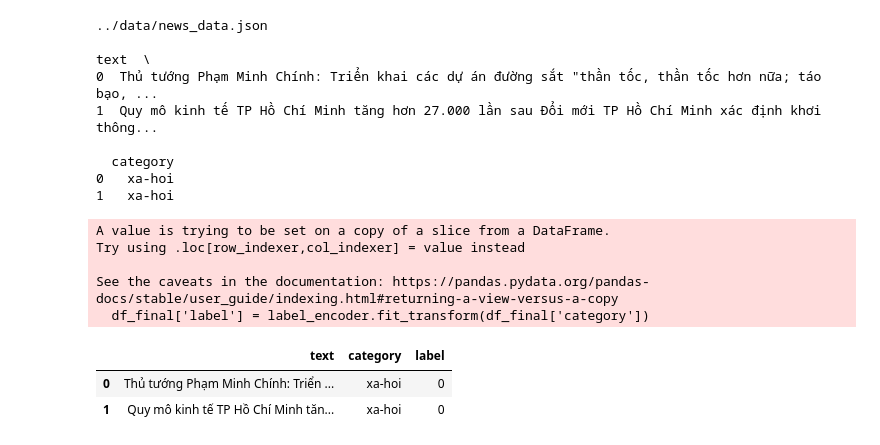
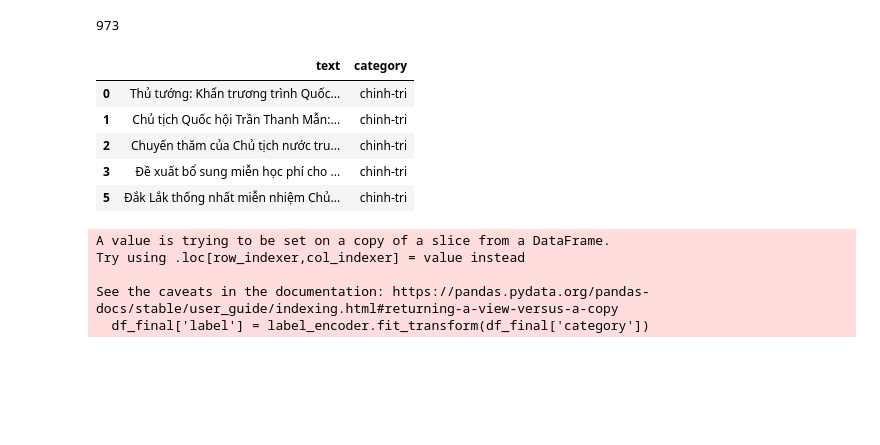
Before and after one commit to lhduc02/NLP-Project---News-Classification, a Jupyter notebook: code/code.ipynb, the cells around one changed output. Drawn from its saved outputs; the diff is of its cells as text; code cells hidden in the pictures; blank space fills up the shorter version.

```diff
--- a/code/code.ipynb
+++ b/code/code.ipynb
@@ -9,7 +17,6 @@ pd.set_option('display.max_colwidth', 100)
 # script_dir = os.path.dirname(os.path.abspath(__file__))
 # data_path = os.path.join(script_dir, "..", "data", "news_data.json")
 data_path = r"../data/news_data.json"
-print(data_path)
 
 # Đọc và chuẩn hóa lại dữ liệu
 df = pd.read_json(data_path)
@@ -21,15 +28,17 @@ df['text'] = df['title'] + " " + df['short_description'] + " " + df['content']
 
 # Kiểm tra dữ liệu sau khi ghép
 df_final = df[['text', 'category']]
-
-print(df_final.head(2))
-# %% [output]
-../data/news_data.json
-                                                                                                  text  \
-0  Thủ tướng Phạm Minh Chính: Triển khai các dự án đường sắt "thần tốc, thần tốc hơn nữa; táo bạo, ...
-1  Quy mô kinh tế TP Hồ Chí Minh tăng hơn 27.000 lần sau Đổi mới TP Hồ Chí Minh xác định khơi thông...
-
-  category
-0   xa-hoi
-1   xa-hoi
+# %%
+len(df)
+# %% [output]
+973
+# %%
+df_final.head()
+# %% [output]
+|  | text | category |
+| 0 | Thủ tướng: Khẩn trương trình Quốc... | chinh-tri |
+| 1 | Chủ tịch Quốc hội Trần Thanh Mẫn:... | chinh-tri |
+| 2 | Chuyến thăm của Chủ tịch nước tru... | chinh-tri |
+| 3 | Đề xuất bổ sung miễn học phí cho ... | chinh-tri |
+| 5 | Đắk Lắk thống nhất miễn nhiệm Chủ... | chinh-tri |
 # %%
@@ -43,9 +53,13 @@ Try using .loc[row_indexer,col_indexer] = value instead
 See the caveats in the documentation: https://pandas.pydata.org/pandas-docs/stable/user_guide/indexing.html#returning-a-view-versus-a-copy
   df_final['label'] = label_encoder.fit_transform(df_final['category'])
 # %%
-df_final.head(2)
+# Train test split
+
+train_texts, val_texts, train_labels, val_labels = train_test_split(
+    df_final['text'].tolist(),
+    df_final['label'].tolist(),
+    test_size=0.1,
+    random_state=42,
+    stratify=df_final['label']
+)
-# %% [output]
-|  | text | category | label |
-| 0 | Thủ tướng Phạm Minh Chính: Triển ... | xa-hoi | 0 |
-| 1 | Quy mô kinh tế TP Hồ Chí Minh tăn... | xa-hoi | 0 |
 # %%
```
Also changed, not shown: parts of 7 cells of this notebook, 6 other files.
